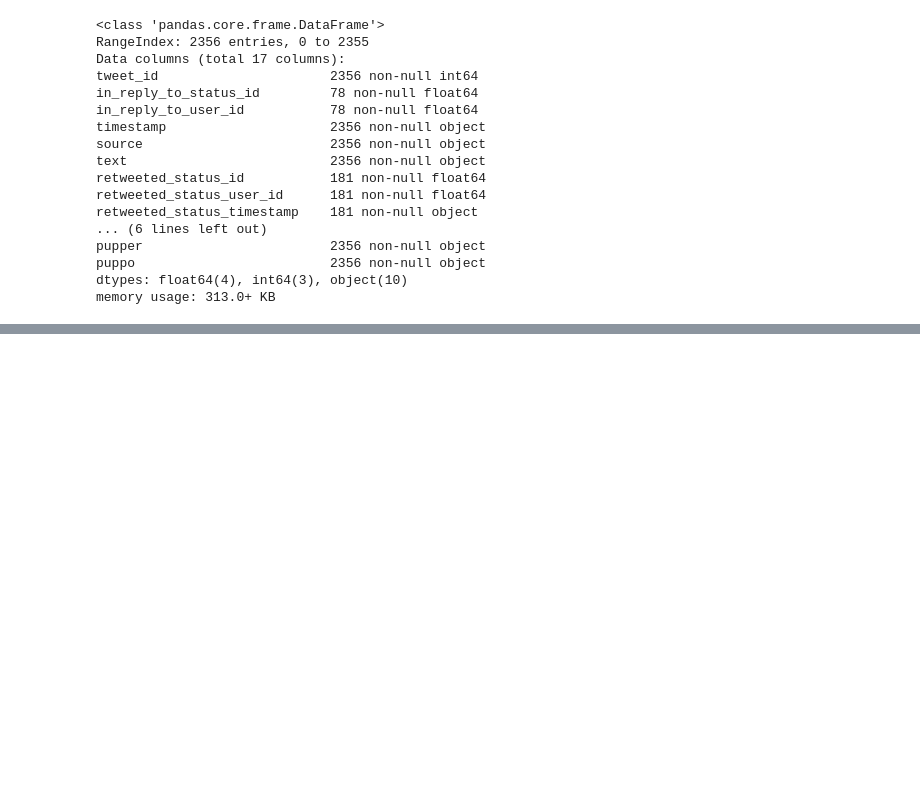
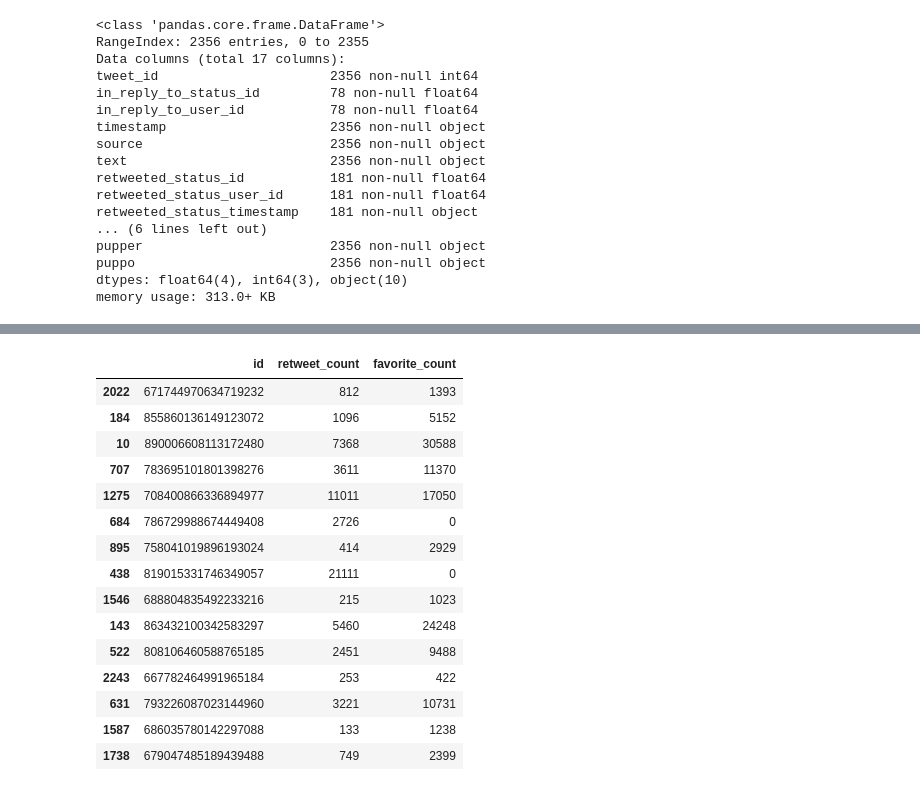
Before and after one commit to moscowjh/t2-p3-wrangle, a Jupyter notebook: wrangle_act.ipynb, the cells around one changed output, grey strips where cells are left out. Drawn from its saved outputs; the diff is of its cells as text; code cells hidden in the pictures; blank space fills up the shorter version.

```diff
--- a/wrangle_act.ipynb
+++ b/wrangle_act.ipynb
@@ -304,0 +363,19 @@ df.sample(5)
+# %%
+df3.sample(15)
+# %% [output]
+|  | id | retweet_count | favorite_count |
+| 2022 | 671744970634719232 | 812 | 1393 |
+| 184 | 855860136149123072 | 1096 | 5152 |
+| 10 | 890006608113172480 | 7368 | 30588 |
+| 707 | 783695101801398276 | 3611 | 11370 |
+| 1275 | 708400866336894977 | 11011 | 17050 |
+| 684 | 786729988674449408 | 2726 | 0 |
+| 895 | 758041019896193024 | 414 | 2929 |
+| 438 | 819015331746349057 | 21111 | 0 |
+| 1546 | 688804835492233216 | 215 | 1023 |
+| 143 | 863432100342583297 | 5460 | 24248 |
+| 522 | 808106460588765185 | 2451 | 9488 |
+| 2243 | 667782464991965184 | 253 | 422 |
+| 631 | 793226087023144960 | 3221 | 10731 |
+| 1587 | 686035780142297088 | 133 | 1238 |
+| 1738 | 679047485189439488 | 749 | 2399 |
```
Also changed, not shown: parts of 9 cells of this notebook.
